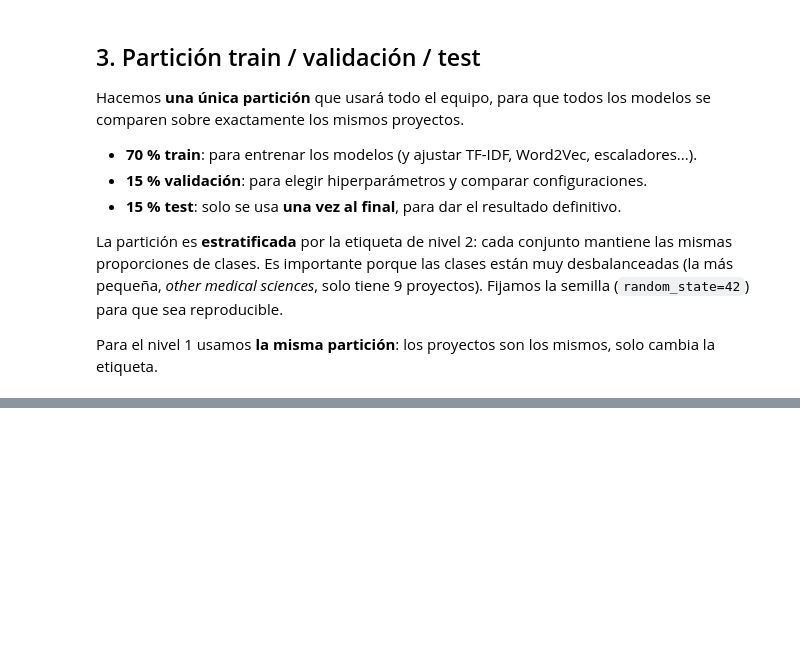
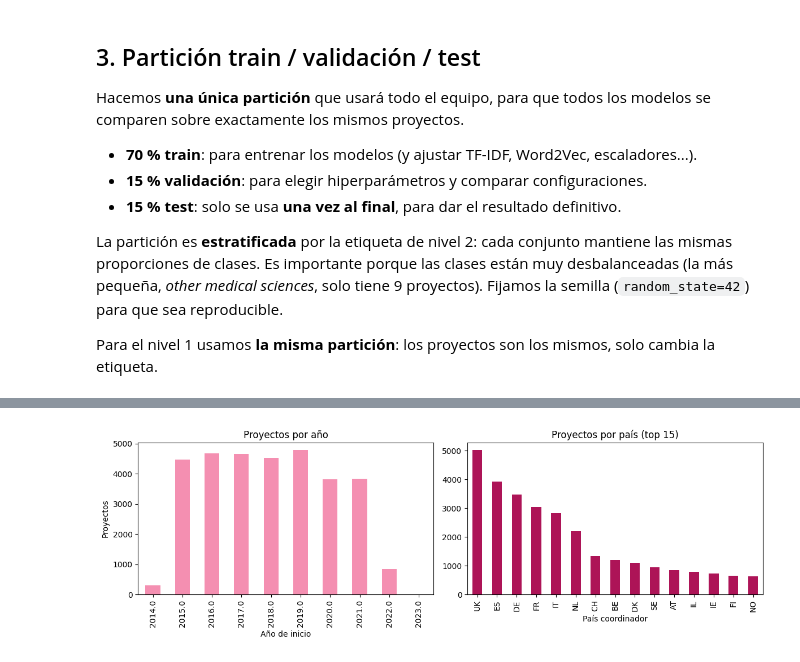
Before and after one commit to juliaaperz/cordis-h2020, a Jupyter notebook: notebooks/01_datos_eda.ipynb, the cells around one changed output, grey strips where cells are left out. Cells and saved outputs as stored; diff of their text form; code cells hidden in the pictures; blank space fills up the shorter version.

```diff
--- a/notebooks/01_datos_eda.ipynb
+++ b/notebooks/01_datos_eda.ipynb
@@ -194,0 +359,19 @@ particion["conjunto"].value_counts()
+# %%
+fig, ejes = plt.subplots(1, 2, figsize=(12, 4))
+
+# Proyectos por año de inicio
+datos["startDate"].dt.year.value_counts().sort_index().plot(kind="bar", ax=ejes[0], color="#f48fb1")
+ejes[0].set_xlabel("Año de inicio")
+ejes[0].set_ylabel("Proyectos")
+ejes[0].set_title("Proyectos por año")
+
+# Proyectos por país coordinador (los 15 primeros)
+datos["coordinatorCountry"].value_counts().head(15).plot(kind="bar", ax=ejes[1], color="#ad1457")
+ejes[1].set_xlabel("País coordinador")
+ejes[1].set_title("Proyectos por país (top 15)")
+
+plt.tight_layout()
+plt.savefig(RUTA_FIGURAS + "eda_anio_pais.png", dpi=120)
+plt.show()
+# %% [output]
+[figure, added]
```
Also changed, not shown: parts of 21 cells of this notebook, 7 other files.
